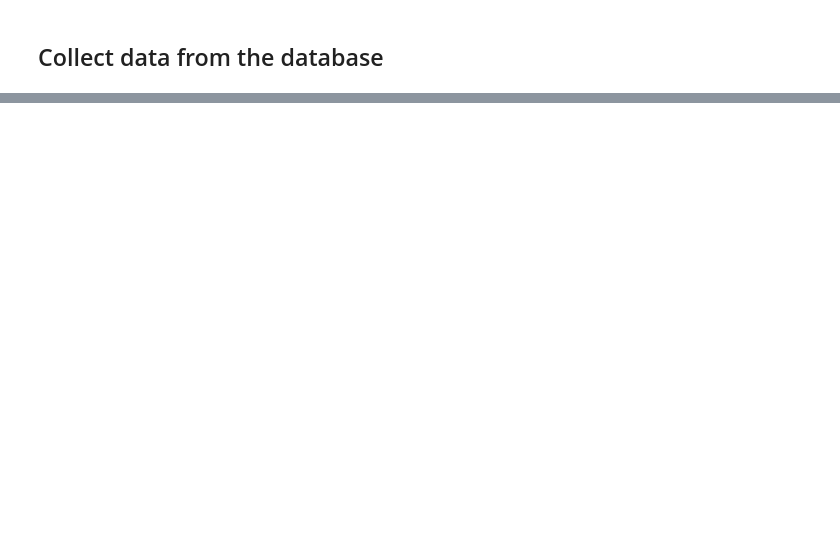
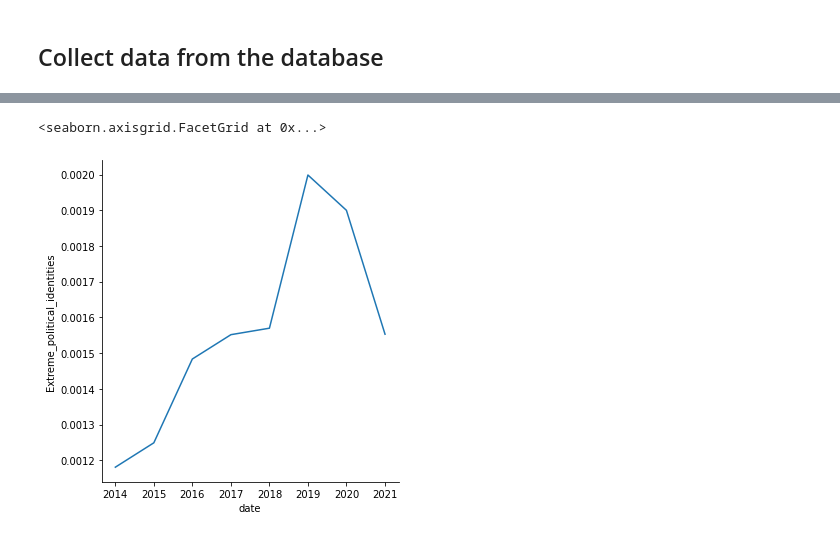
Before and after one commit to jarikstam/rmss_thesis, a Jupyter notebook: 4c_exploring_topics.ipynb, the cells around one changed output, grey strips where cells are left out. Drawn from its saved outputs; the diff is of its cells as text; code cells hidden in the pictures; blank space fills up the shorter version.

```diff
--- a/4c_exploring_topics.ipynb
+++ b/4c_exploring_topics.ipynb
@@ -116,0 +216,2 @@ grouped.sort_values('Pol_identity', ascending=False).head(10)
+# %%
+g = grouped.groupby(pd.Grouper(freq='YS')).mean()
@@ -116,0 +236,7 @@ grouped.sort_values('Pol_identity', ascending=False).head(10)
+# %%
+h = g[(g.index > pd.Timestamp(2013, 1, 1)) & (g.index < pd.Timestamp(2022, 1, 1))]
+# %%
+sns.relplot(x=h.index, y="Extreme_political_identities", data=h, kind="line")
+# %% [output]
+<seaborn.axisgrid.FacetGrid at 0x...>
+[figure, added]
```
Also changed, not shown: parts of 32 cells of this notebook, 5 other files.
